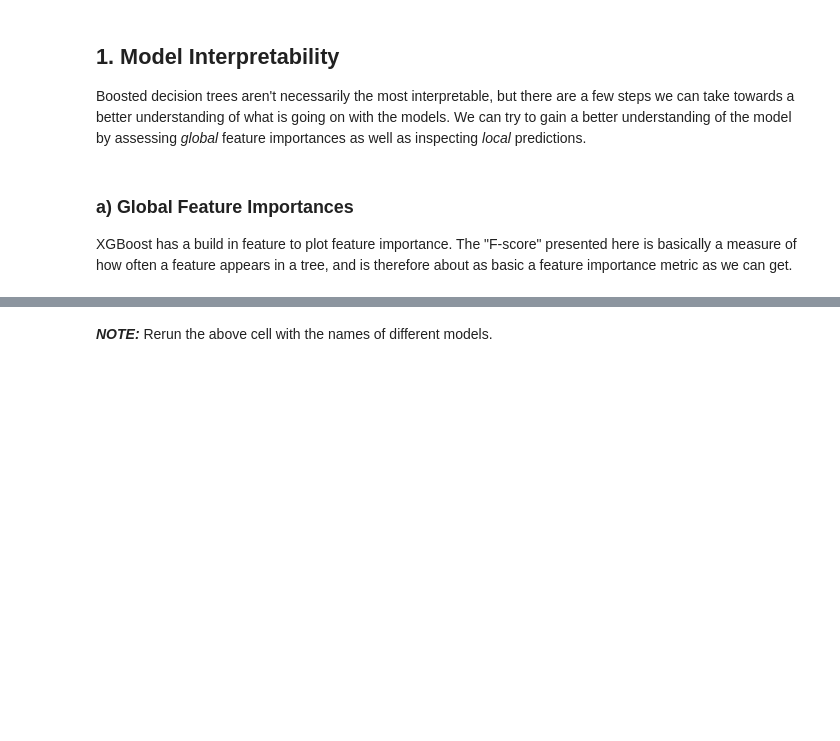
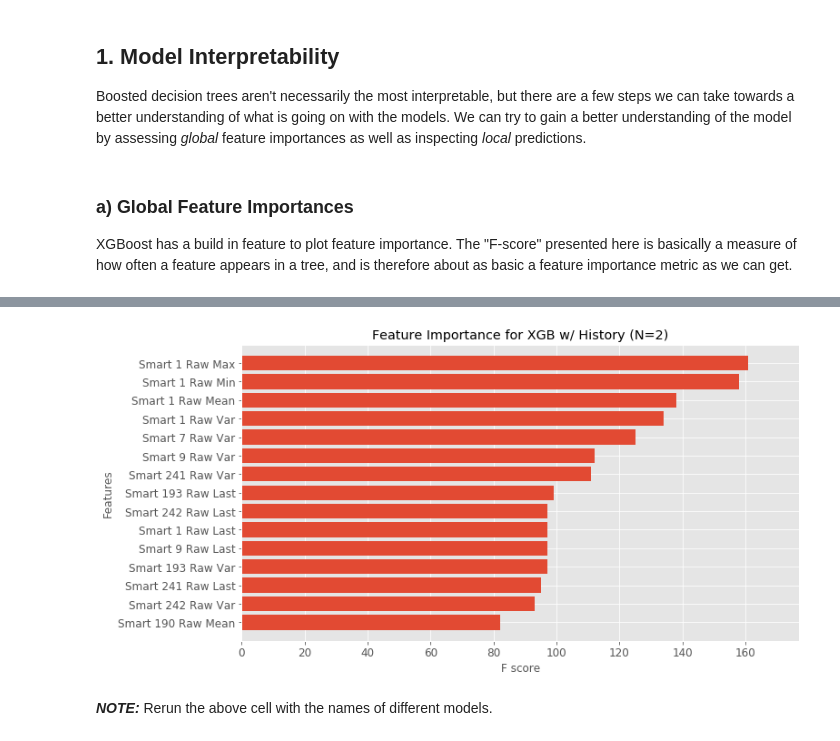
Before and after one commit to Kuebic/Thinkful, a Jupyter notebook: Final_Project/Model_Interpretability.ipynb, the cells around one changed output, grey strips where cells are left out. Saved outputs shown, nothing was run; the diff lists cells and outputs as text; code cells hidden in the pictures; blank space fills up the shorter version.

```diff
--- a/Final_Project/Model_Interpretability.ipynb
+++ b/Final_Project/Model_Interpretability.ipynb
@@ -112,3 +115,7 @@ plot_importances('50_50_fail_today_or_tomorrow')
+# %%
+plot_importances('fail_today_or_tomorrow_xgb_history')
+# %% [output]
+[figure, added]
 # %% [markdown]
 ***NOTE:*** Rerun the above cell with the names of different models.
 # %% [markdown]
```
Also changed, not shown: parts of 10 cells of this notebook, 9 other files.
